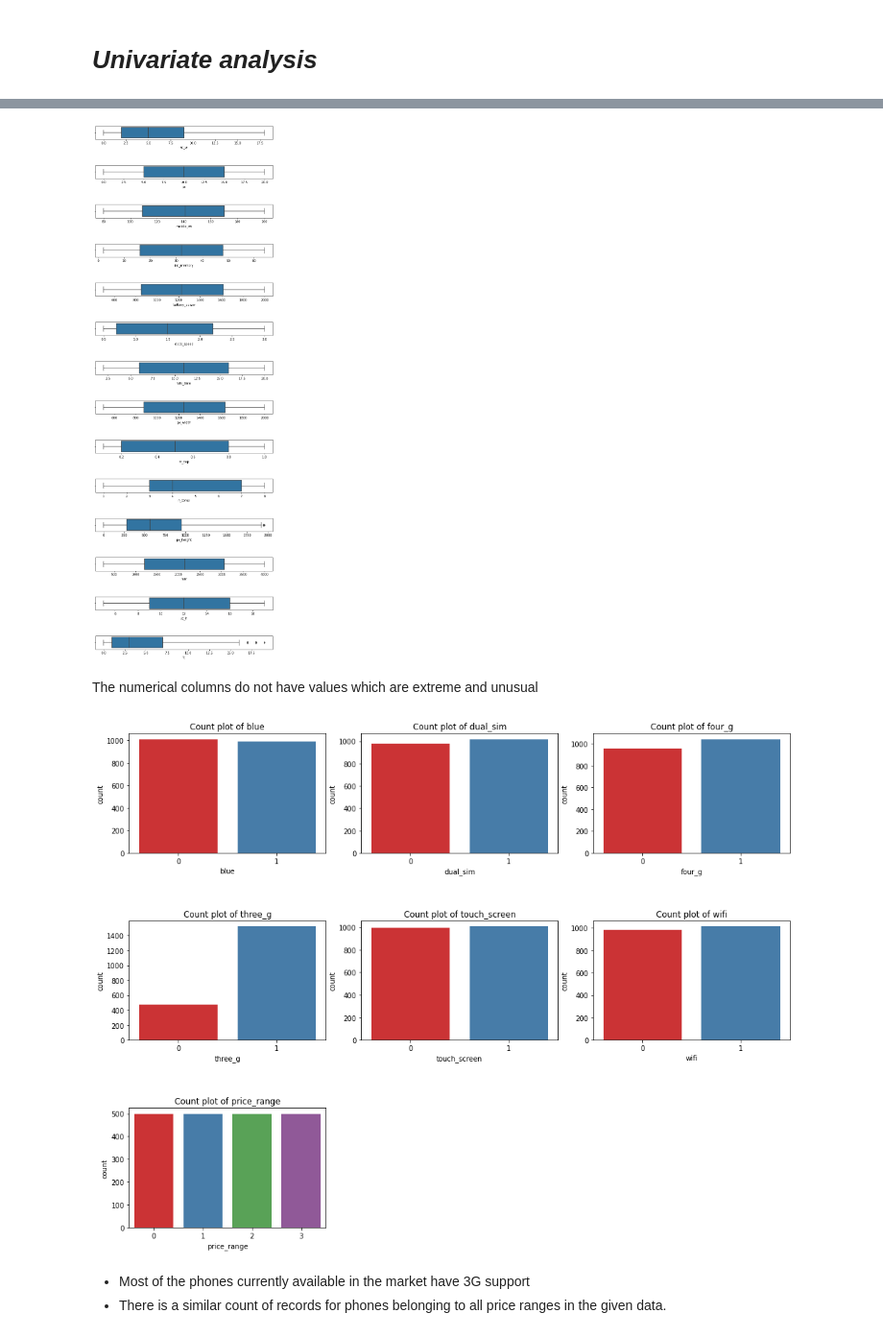
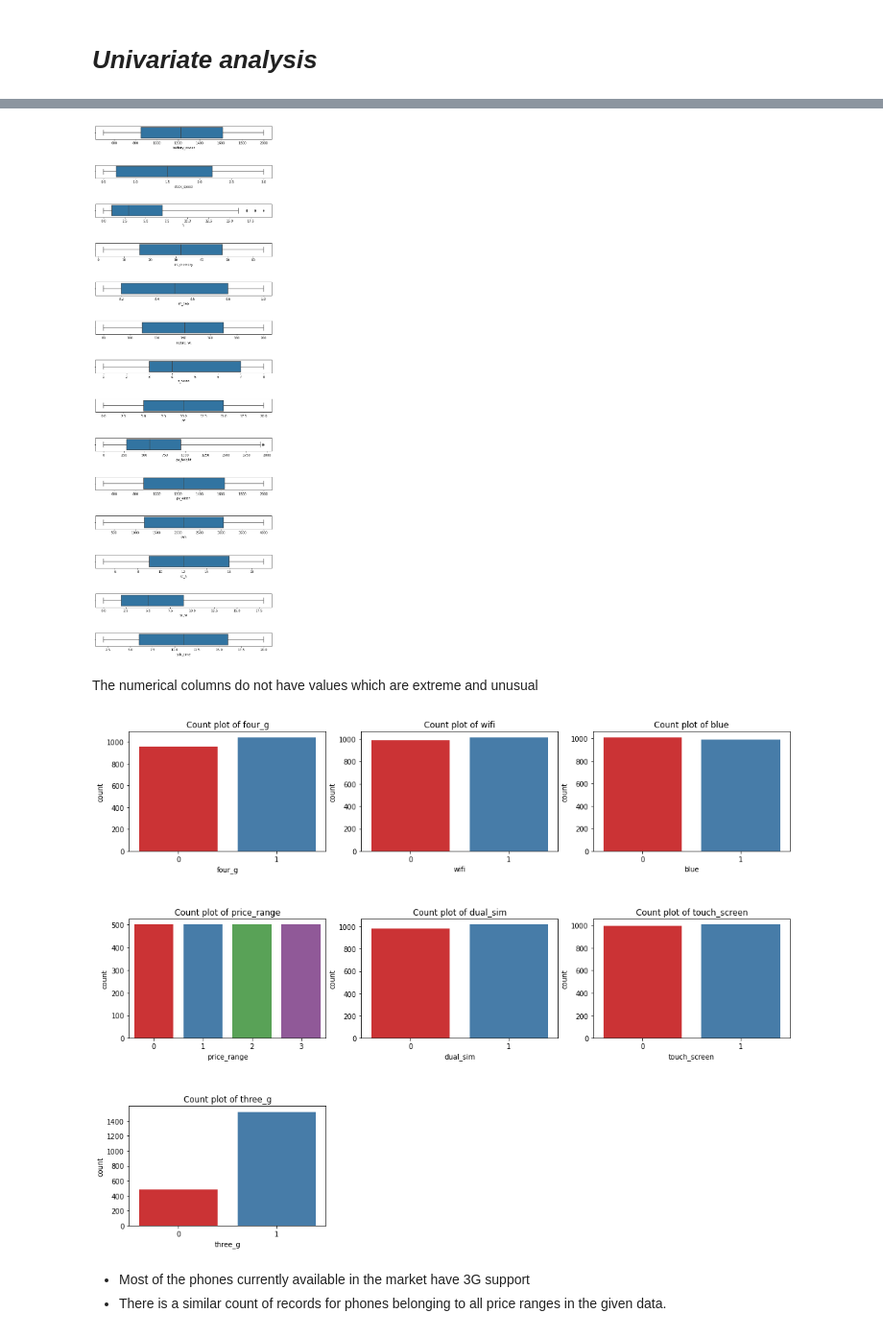
Before and after one commit to RadhikaRM/Mobilepricerangeprediction, a Jupyter notebook: Pricerangeprediction.ipynb, the cells around one changed output, grey strips where cells are left out. Shown at 96% size. Cells and saved outputs as stored; diff of their text form; code cells hidden in the pictures.

```diff
--- a/Pricerangeprediction.ipynb
+++ b/Pricerangeprediction.ipynb
@@ -125,7 +125,7 @@ The data contains 180 mobiles with zero screen width,this is not possible in rea
 # %%
 #creating list of numerical and categorical columns
 numerical_columns=[]
-for col in X.columns:
-  if X[col].nunique()>5:
+for col in df.columns:
+  if df[col].nunique()>5:
     numerical_columns.append(col)
-categorical_columns=list(set(X.columns)-set(numerical_columns))
+categorical_columns=list(set(df.columns)-set(numerical_columns))
@@ -154,23 +159,23 @@ for i in numerical_columns :
     c = c + 1
 plt.tight_layout(pad=0.4, w_pad=0.5, h_pad=5.0)
 # %% [output]
-[figure, old version]
+[figure, new version]
 # %% [markdown]
 The numerical columns do not have values which are extreme and unusual
 # %%
 #Count plot of categorical columns
 #Checking for outliers
 
 fig = plt.figure(figsize=(14,14))
 c=1
-for i in encoded_cat_columns :
+for i in categorical_columns :
     plt.subplot(4,3, c)
     sns.countplot(x=i,data=df,palette='Set1')
     plt.title('Count plot of {}'.format(i))
     c = c + 1
 plt.tight_layout(pad=0.4, w_pad=0.5, h_pad=5.0)
 # %% [output]
-[figure, old version]
+[figure, new version]
 # %% [markdown]
 * Most of the phones currently available in the market  have 3G support
 * There is a similar count of records for phones belonging to all price ranges in the given data.
```
Also changed, not shown: parts of 24 cells of this notebook.
